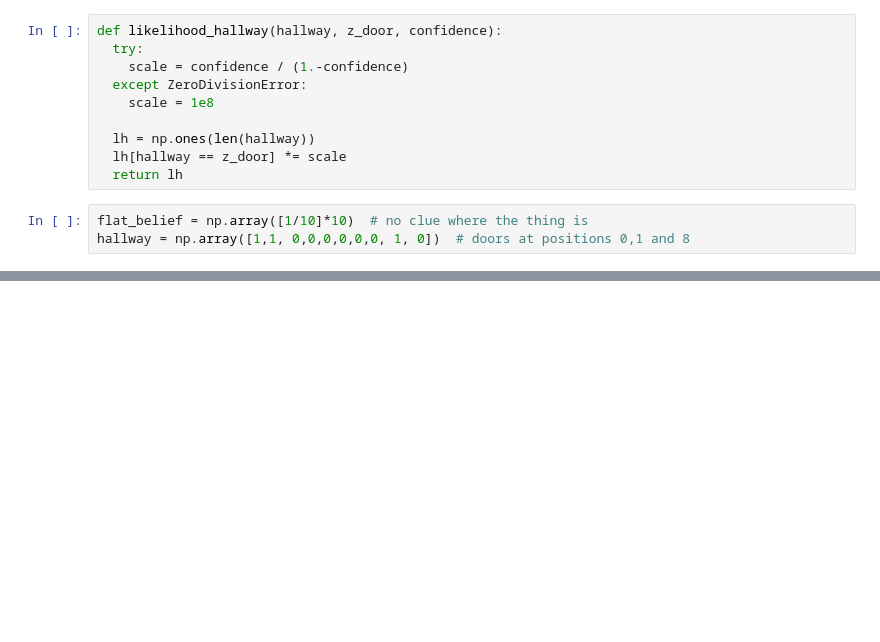
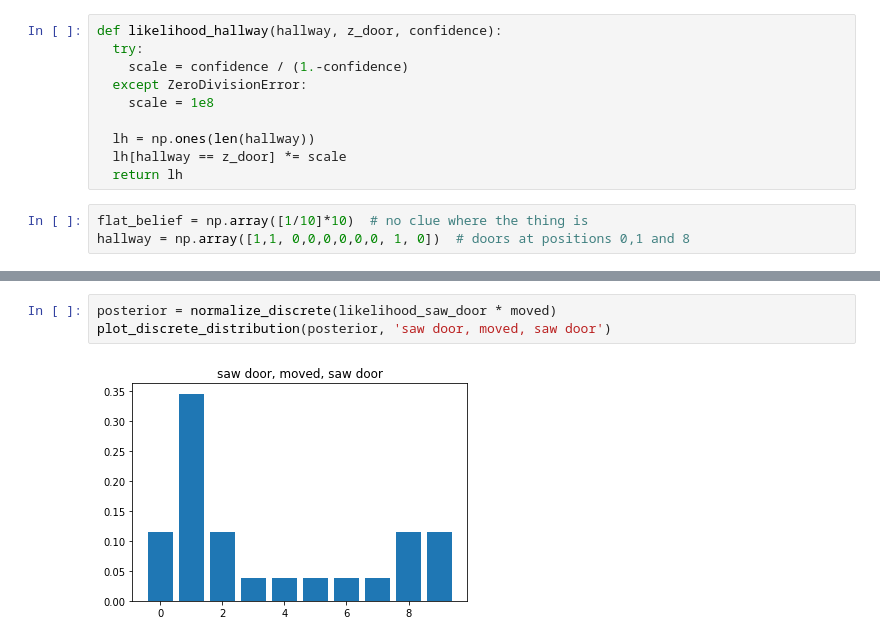
Before and after one commit to ctarrington/data-science-hw, a Jupyter notebook: kalman-filters/rlabbe/rlabbe_02_discrete_bayes.ipynb, the cells around one changed output, grey strips where cells are left out. Saved outputs shown, nothing was run; the diff lists cells and outputs as text; blank space fills up the shorter version.

```diff
--- a/kalman-filters/rlabbe/rlabbe_02_discrete_bayes.ipynb
+++ b/kalman-filters/rlabbe/rlabbe_02_discrete_bayes.ipynb
@@ -57,0 +53,5 @@ print(normalize_discrete(np.array([2,4])))
+# %%
+posterior = normalize_discrete(likelihood_saw_door * moved)
+plot_discrete_distribution(posterior, 'saw door, moved, saw door')
+# %% [output]
+[figure, added]
```
Also changed, not shown: parts of 7 cells of this notebook.
